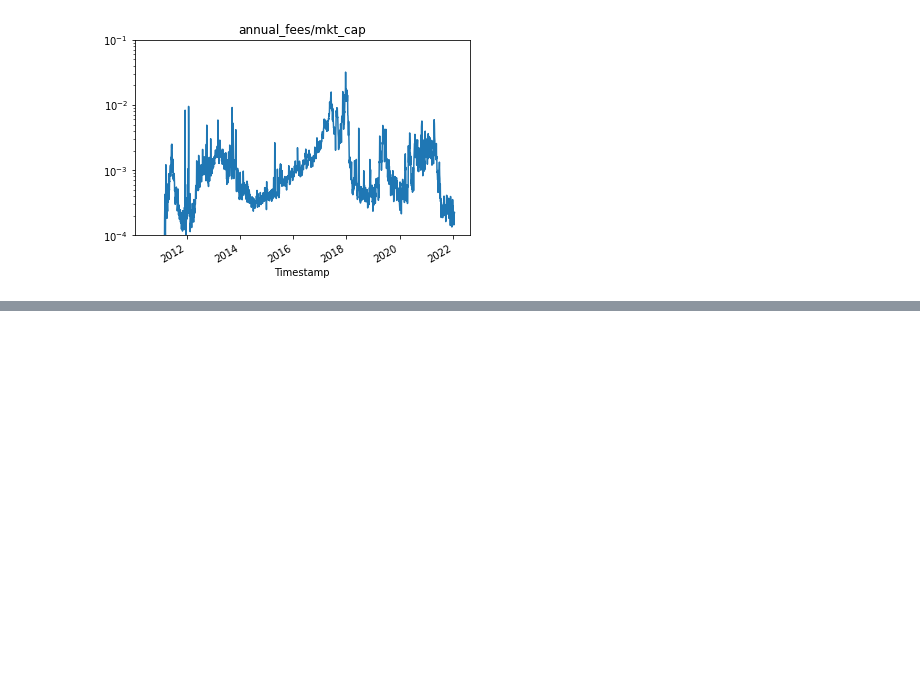
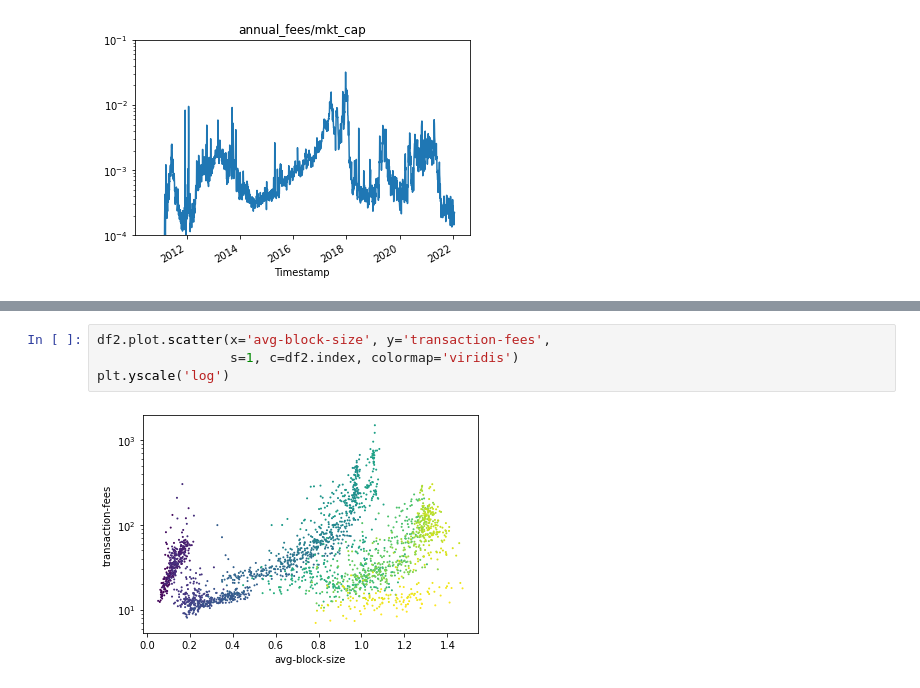
Before and after one commit to QRB-Labs/qrb, a Jupyter notebook: analysis/mining_dynamics.ipynb, the cells around one changed output, grey strips where cells are left out. Cells and saved outputs as stored; diff of their text form; blank space fills up the shorter version.

```diff
--- a/analysis/mining_dynamics.ipynb
+++ b/analysis/mining_dynamics.ipynb
@@ -97,0 +94,6 @@ plt.xscale('log')
+# %%
+df2.plot.scatter(x='avg-block-size', y='transaction-fees',
+                 s=1, c=df2.index, colormap='viridis')
+plt.yscale('log')
+# %% [output]
+[figure, added]
```
Also changed, not shown: parts of 7 cells of this notebook.
